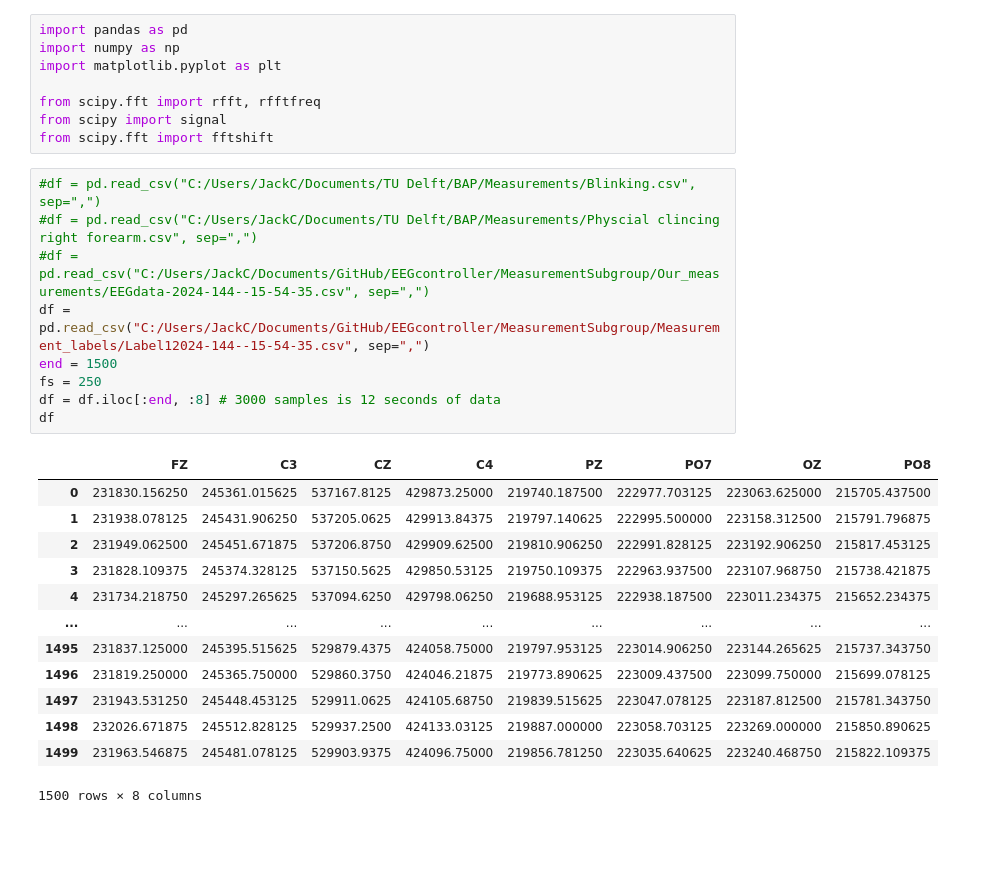
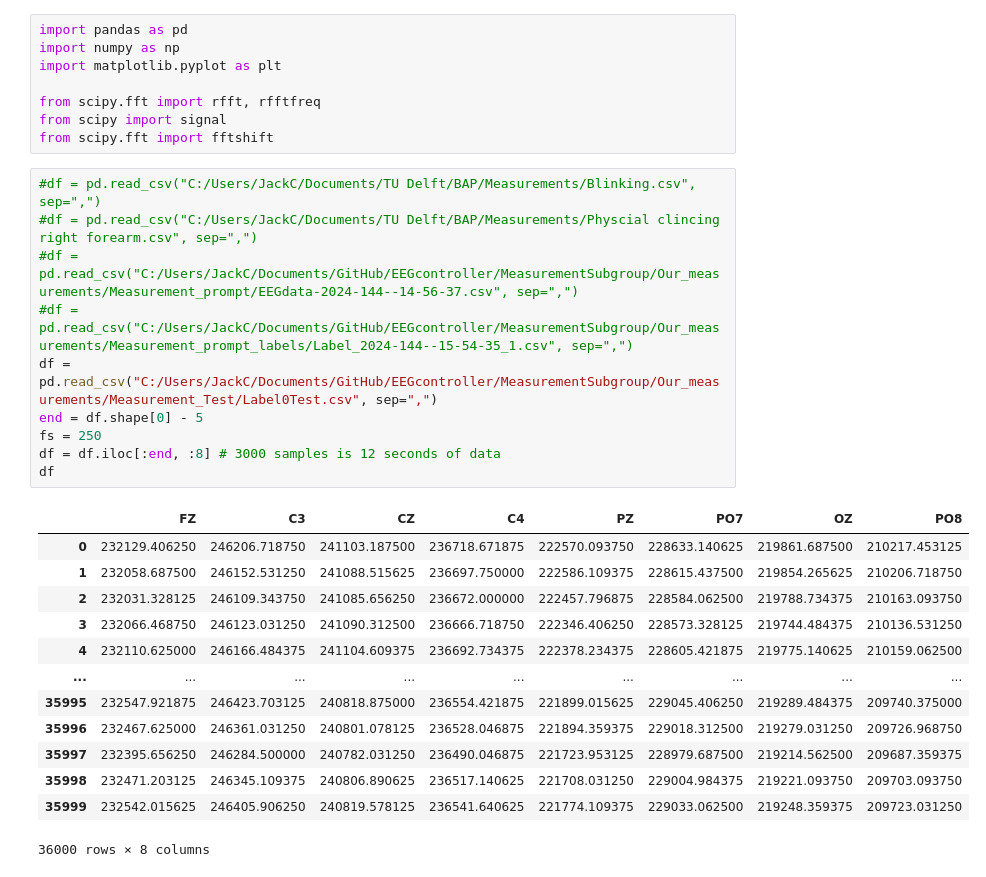
Before and after one commit to ValentijnBakkum/EEGcontroller, a Jupyter notebook: MeasurementSubgroup/Streaming/Python streaming preprocessing.ipynb, the cells around one changed output. Saved outputs shown, nothing was run; the diff lists cells and outputs as text; blank space fills up the shorter version.

```diff
--- a/MeasurementSubgroup/Streaming/Python streaming preprocessing.ipynb
+++ b/MeasurementSubgroup/Streaming/Python streaming preprocessing.ipynb
@@ -9,23 +9,24 @@ from scipy.fft import fftshift
 # %%
 #df = pd.read_csv("C:/Users/JackC/Documents/TU Delft/BAP/Measurements/Blinking.csv", sep=",")
 #df = pd.read_csv("C:/Users/JackC/Documents/TU Delft/BAP/Measurements/Physcial clincing right forearm.csv", sep=",")
-#df = pd.read_csv("C:/Users/JackC/Documents/GitHub/EEGcontroller/MeasurementSubgroup/Our_measurements/EEGdata-2024-144--15-54-35.csv", sep=",")
-df = pd.read_csv("C:/Users/JackC/Documents/GitHub/EEGcontroller/MeasurementSubgroup/Measurement_labels/Label12024-144--15-54-35.csv", sep=",")
-end = 1500
+#df = pd.read_csv("C:/Users/JackC/Documents/GitHub/EEGcontroller/MeasurementSubgroup/Our_measurements/Measurement_prompt/EEGdata-2024-144--14-56-37.csv", sep=",")
+#df = pd.read_csv("C:/Users/JackC/Documents/GitHub/EEGcontroller/MeasurementSubgroup/Our_measurements/Measurement_prompt_labels/Label_2024-144--15-54-35_1.csv", sep=",")
+df = pd.read_csv("C:/Users/JackC/Documents/GitHub/EEGcontroller/MeasurementSubgroup/Our_measurements/Measurement_Test/Label0Test.csv", sep=",")
+end = df.shape[0] - 5
 fs = 250
 df = df.iloc[:end, :8] # 3000 samples is 12 seconds of data
 df
 # %% [output]
 |  | FZ | C3 | CZ | C4 | PZ | PO7 | OZ | PO8 |
-| 0 | 231830.156250 | 245361.015625 | 537167.8125 | 429873.25000 | 219740.187500 | 222977.703125 | 223063.625000 | 215705.437500 |
-| 1 | 231938.078125 | 245431.906250 | 537205.0625 | 429913.84375 | 219797.140625 | 222995.500000 | 223158.312500 | 215791.796875 |
-| 2 | 231949.062500 | 245451.671875 | 537206.8750 | 429909.62500 | 219810.906250 | 222991.828125 | 223192.906250 | 215817.453125 |
-| 3 | 231828.109375 | 245374.328125 | 537150.5625 | 429850.53125 | 219750.109375 | 222963.937500 | 223107.968750 | 215738.421875 |
-| 4 | 231734.218750 | 245297.265625 | 537094.6250 | 429798.06250 | 219688.953125 | 222938.187500 | 223011.234375 | 215652.234375 |
+| 0 | 232129.406250 | 246206.718750 | 241103.187500 | 236718.671875 | 222570.093750 | 228633.140625 | 219861.687500 | 210217.453125 |
+| 1 | 232058.687500 | 246152.531250 | 241088.515625 | 236697.750000 | 222586.109375 | 228615.437500 | 219854.265625 | 210206.718750 |
+| 2 | 232031.328125 | 246109.343750 | 241085.656250 | 236672.000000 | 222457.796875 | 228584.062500 | 219788.734375 | 210163.093750 |
+| 3 | 232066.468750 | 246123.031250 | 241090.312500 | 236666.718750 | 222346.406250 | 228573.328125 | 219744.484375 | 210136.531250 |
+| 4 | 232110.625000 | 246166.484375 | 241104.609375 | 236692.734375 | 222378.234375 | 228605.421875 | 219775.140625 | 210159.062500 |
 | ... | ... | ... | ... | ... | ... | ... | ... | ... |
-| 1495 | 231837.125000 | 245395.515625 | 529879.4375 | 424058.75000 | 219797.953125 | 223014.906250 | 223144.265625 | 215737.343750 |
-| 1496 | 231819.250000 | 245365.750000 | 529860.3750 | 424046.21875 | 219773.890625 | 223009.437500 | 223099.750000 | 215699.078125 |
-| 1497 | 231943.531250 | 245448.453125 | 529911.0625 | 424105.68750 | 219839.515625 | 223047.078125 | 223187.812500 | 215781.343750 |
-| 1498 | 232026.671875 | 245512.828125 | 529937.2500 | 424133.03125 | 219887.000000 | 223058.703125 | 223269.000000 | 215850.890625 |
-| 1499 | 231963.546875 | 245481.078125 | 529903.9375 | 424096.75000 | 219856.781250 | 223035.640625 | 223240.468750 | 215822.109375 |
+| 35995 | 232547.921875 | 246423.703125 | 240818.875000 | 236554.421875 | 221899.015625 | 229045.406250 | 219289.484375 | 209740.375000 |
+| 35996 | 232467.625000 | 246361.031250 | 240801.078125 | 236528.046875 | 221894.359375 | 229018.312500 | 219279.031250 | 209726.968750 |
+| 35997 | 232395.656250 | 246284.500000 | 240782.031250 | 236490.046875 | 221723.953125 | 228979.687500 | 219214.562500 | 209687.359375 |
+| 35998 | 232471.203125 | 246345.109375 | 240806.890625 | 236517.140625 | 221708.031250 | 229004.984375 | 219221.093750 | 209703.093750 |
+| 35999 | 232542.015625 | 246405.906250 | 240819.578125 | 236541.640625 | 221774.109375 | 229033.062500 | 219248.359375 | 209723.031250 |
-1500 rows × 8 columns
+36000 rows × 8 columns
```
Also changed, not shown: parts of 7 cells of this notebook, 7 other files.
